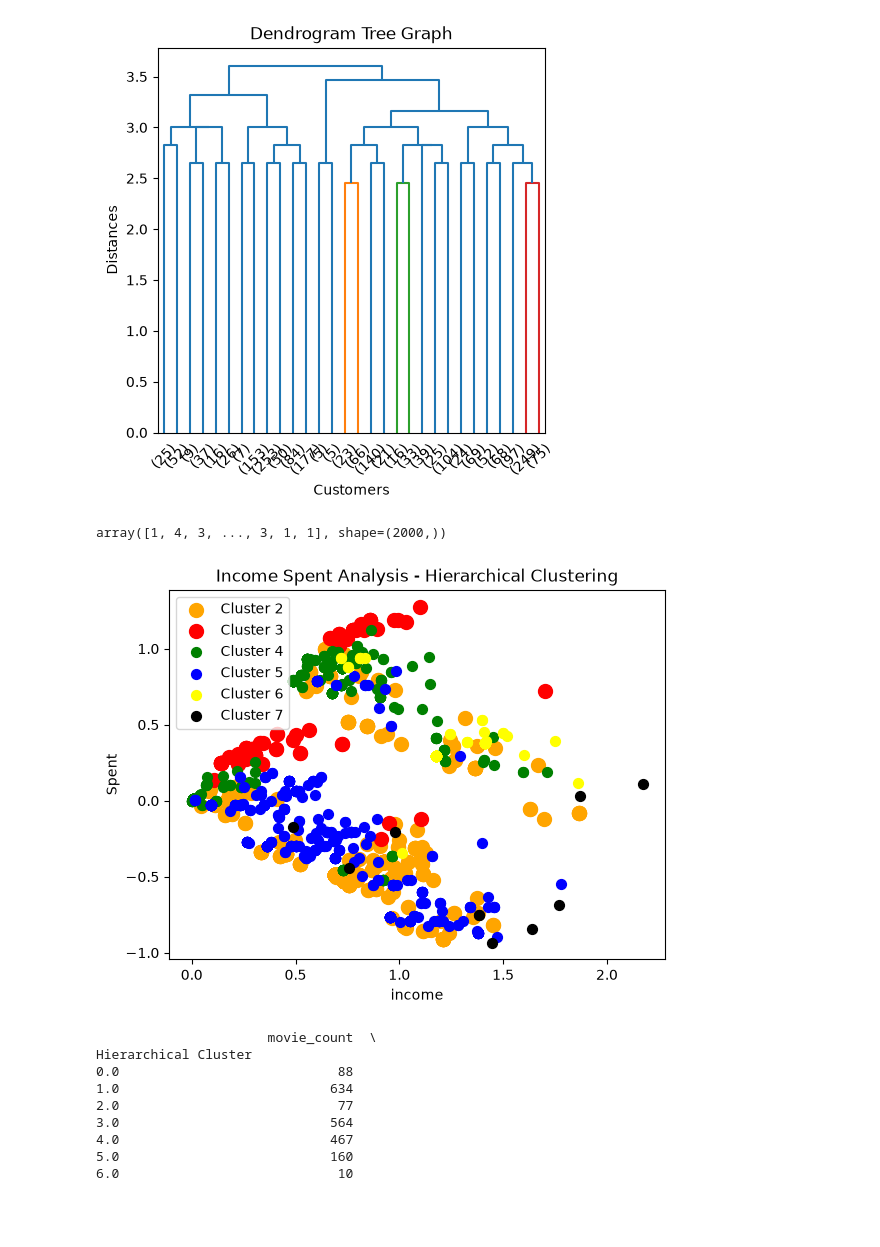
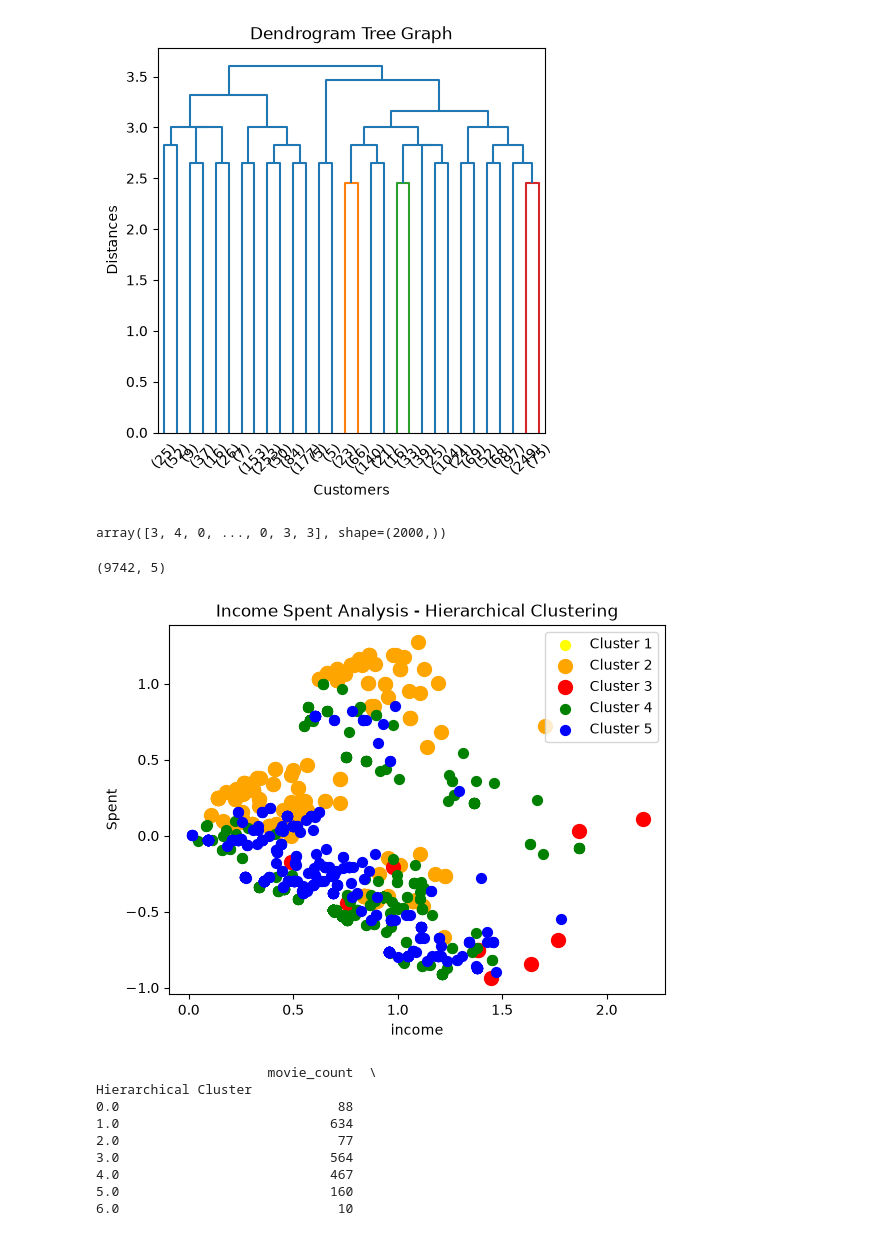
Before and after one commit to Ritik0835/AIML-progress, a Jupyter notebook: k-means_hierarchical-task.ipynb, the cells around one changed output. Cells and saved outputs as stored; diff of their text form; code cells hidden in the pictures.

Commit message:
Movie-prediction-analysis using k-means, hierarchical (not satisfied)

```diff
--- a/k-means_hierarchical-task.ipynb
+++ b/k-means_hierarchical-task.ipynb
@@ -197,26 +196,20 @@ from scipy.cluster.hierarchy import dendrogram, linkage
 # %%
 import numpy as np
+import scipy.cluster.hierarchy as clus
 from scipy.cluster.hierarchy import linkage
 
-import scipy.cluster.hierarchy as clus
-
-plt.figure(figsize = (5 ,5))
-# Reproducible 2,000-movie sample for hierarchical clustering
-rng = np.random.RandomState(42)
-hierarchical_sample_indices = rng.choice(
+# Reproducible 2,000-movie sample
+hierarchical_sample_indices = np.random.RandomState(42).choice(
     df.index.to_numpy(),
     size=min(2000, len(df)),
-    replace=False,
+    replace=False
 )
 
 X_hierarchical = X[hierarchical_sample_indices].toarray()
-X_hierarchical_plot = TruncatedSVD(n_components=2, random_state=42).fit_transform(X_hierarchical)
-
-# Complete-linkage agglomerative clustering requires a dense feature matrix
 hierarchical_linkage = linkage(X_hierarchical, method="complete")
 
-den = clus.dendrogram(hierarchical_linkage, truncate_mode="lastp", p=30)
-
+plt.figure(figsize=(5, 5))
+clus.dendrogram(hierarchical_linkage, truncate_mode="lastp", p=30)
 plt.title('Dendrogram Tree Graph')
 plt.xlabel('Customers')
 plt.ylabel('Distances')
@@ -225,31 +218,36 @@ plt.show()
 [figure]
 # %%
 from sklearn.cluster import AgglomerativeClustering
-model = AgglomerativeClustering(n_clusters = 7, linkage ='complete')
+model = AgglomerativeClustering(n_clusters = 5, linkage ='complete')
 y_means = model.fit_predict(X_hierarchical)
 df.loc[hierarchical_sample_indices, "Hierarchical Cluster"] = y_means
 y_means
 # %% [output]
-array([1, 4, 3, ..., 3, 1, 1], shape=(2000,))
+array([3, 4, 0, ..., 0, 3, 3], shape=(2000,))
+# %%
+df.shape
+# %% [output]
+(9742, 5)
 # %%
 X = X_hierarchical_plot
 # The full dataset has 9,742 movies, but y_means only labels the 2,000-movie hierarchical sample. X_hierarchical_plot contains the matching rows and the two numeric dimensions used for plotting.
+plt.scatter(X[y_means==5, 0], X[y_means==5, 1], s=50, c='yellow', label ='Cluster 1')
 plt.scatter(X[y_means==1, 0], X[y_means==1, 1], s=100, c='orange', label ='Cluster 2')
 plt.scatter(X[y_means==2, 0], X[y_means==2, 1], s=100, c='red', label ='Cluster 3')
 plt.scatter(X[y_means==3, 0], X[y_means==3, 1], s=50, c='green', label ='Cluster 4')
 plt.scatter(X[y_means==4, 0], X[y_means==4, 1], s=50, c='blue', label ='Cluster 5')
-plt.scatter(X[y_means==5, 0], X[y_means==5, 1], s=50, c='yellow', label ='Cluster 6')
-plt.scatter(X[y_means==6, 0], X[y_means==6, 1], s=50, c='black', label ='Cluster 7')
+
+# plt.scatter(X[y_means==6, 0], X[y_means==6, 1], s=50, c='black', label ='Cluster 7')
 
 #
 #plt.scatter(X[y_means==4, 0], X[y_means==4, 1], s=50, c='blue', label ='Cluster 5')
 plt.title('Income Spent Analysis - Hierarchical Clustering')
 plt.xlabel('income')
 plt.ylabel('Spent')
 plt.legend()
 plt.show()
 # %% [output]
-[figure, old version]
+[figure, new version]
 # %%
 hierarchical_summary = (
     df.dropna(subset=["Hierarchical Cluster"])
```
Also changed, not shown: parts of 4 cells of this notebook, 1 other file.
